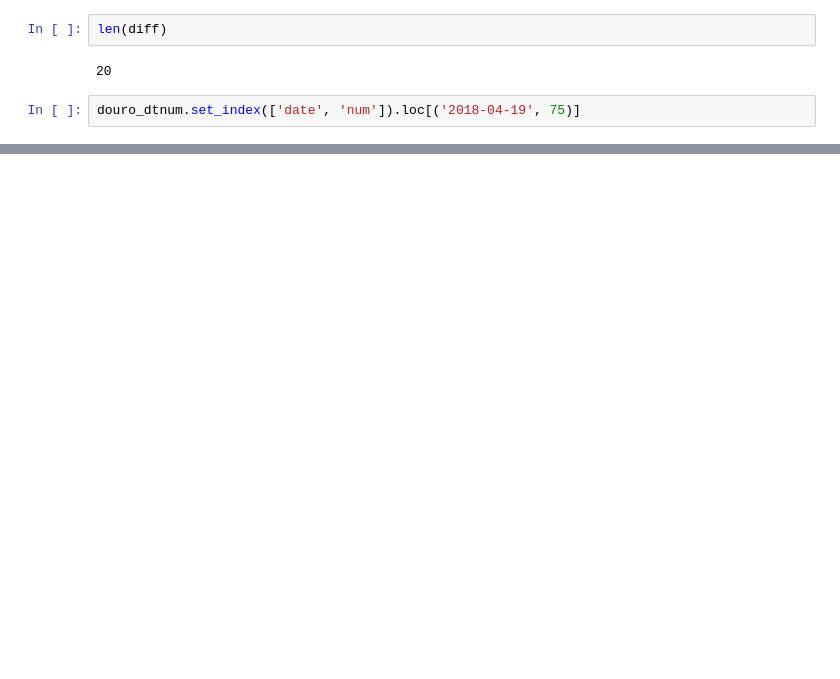
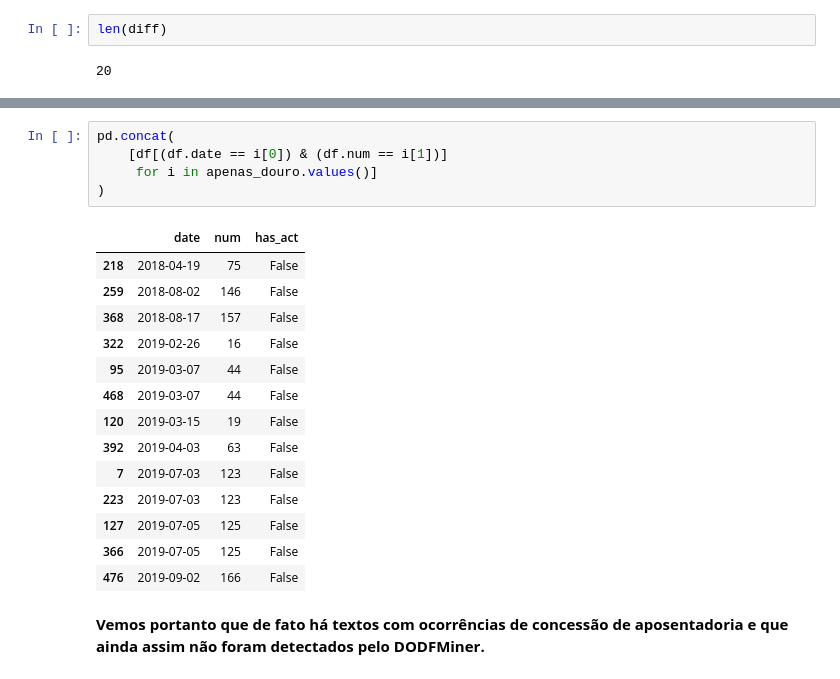
Before and after one commit to UnB-KnEDLe/experiments, a Jupyter notebook: members/maffei/aposentadoria-ouro-comparacao/extract-dodfminer-dodfs_flat.ipynb, the cells around one changed output, grey strips where cells are left out. Drawn from its saved outputs; the diff is of its cells as text; blank space fills up the shorter version.

```diff
--- a/members/maffei/aposentadoria-ouro-comparacao/extract-dodfminer-dodfs_flat.ipynb
+++ b/members/maffei/aposentadoria-ouro-comparacao/extract-dodfminer-dodfs_flat.ipynb
@@ -123,5 +169,3 @@ diff
 len(diff)
 # %% [output]
 20
-# %%
-douro_dtnum.set_index(['date', 'num']).loc[('2018-04-19', 75)]
@@ -145,0 +212,22 @@ df_dtnum.shape, douro_dtnum.shape
+# %%
+pd.concat(
+    [df[(df.date == i[0]) & (df.num == i[1])]
+     for i in apenas_douro.values()]
+)
+# %% [output]
+|  | date | num | has_act |
+| 218 | 2018-04-19 | 75 | False |
+| 259 | 2018-08-02 | 146 | False |
+| 368 | 2018-08-17 | 157 | False |
+| 322 | 2019-02-26 | 16 | False |
+| 95 | 2019-03-07 | 44 | False |
+| 468 | 2019-03-07 | 44 | False |
+| 120 | 2019-03-15 | 19 | False |
+| 392 | 2019-04-03 | 63 | False |
+| 7 | 2019-07-03 | 123 | False |
+| 223 | 2019-07-03 | 123 | False |
+| 127 | 2019-07-05 | 125 | False |
+| 366 | 2019-07-05 | 125 | False |
+| 476 | 2019-09-02 | 166 | False |
+# %% [markdown]
+**Vemos portanto que de fato há textos com ocorrências de concessão de aposentadoria e que ainda assim não foram detectados pelo DODFMiner.**
```
Also changed, not shown: parts of 22 cells of this notebook.
